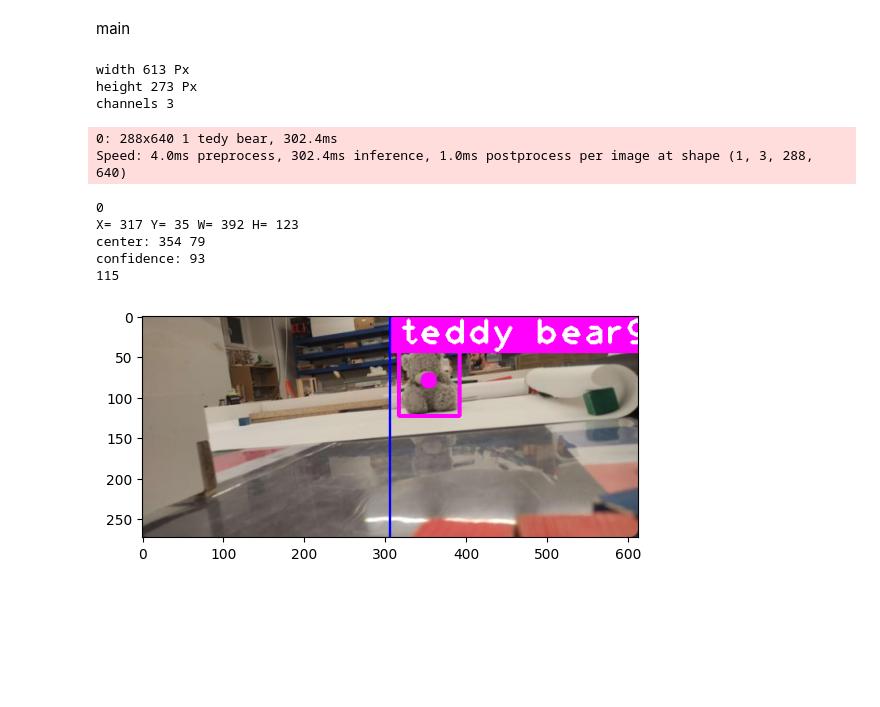
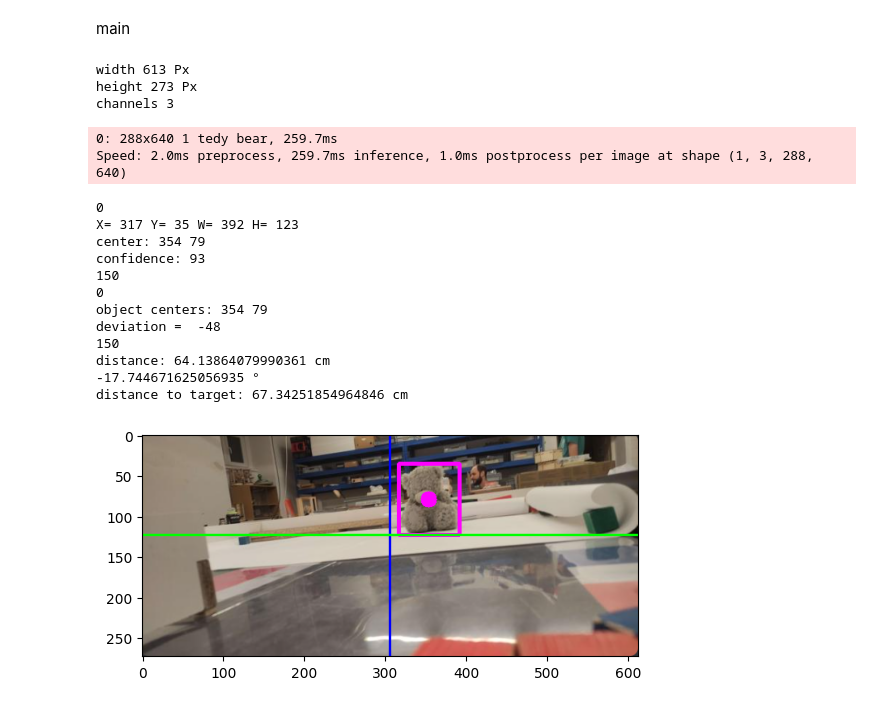
Before and after one commit to JakubSlof/Teddy-bear-detection, a Jupyter notebook: competition.ipynb, the cells around one changed output. Cells and saved outputs as stored; diff of their text form; code cells hidden in the pictures; blank space fills up the shorter version.

Commit message:
prida data processing

```diff
--- a/competition.ipynb
+++ b/competition.ipynb
@@ -84,19 +113,30 @@ loadings
 model = YOLO('bearbest.pt')#loads the model
 # %% [markdown]
 main
-# %%
-load_image_storage('test1.png')
-get_data(img,model)
-vizualize_image(img)
-# %% [output]
-width 613 Px
-height 273 Px
-channels 3
-0: 288x640 1 tedy bear, 302.4ms
-Speed: 4.0ms preprocess, 302.4ms inference, 1.0ms postprocess per image at shape (1, 3, 288, 640)
-0
-X= 317 Y= 35 W= 392 H= 123
-center: 354 79
-confidence: 93
-115
-[figure, removed]
+# %%
+LoadImageStorage('test1.png')
+UseModel(img,model)
+ProcesData()
+VizualizeImage(img)
+#print(objects_centers)
+#print(objects_ids)
+#print(distances)
+# %% [output]
+width 613 Px
+height 273 Px
+channels 3
+0: 288x640 1 tedy bear, 259.7ms
+Speed: 2.0ms preprocess, 259.7ms inference, 1.0ms postprocess per image at shape (1, 3, 288, 640)
+0
+X= 317 Y= 35 W= 392 H= 123
+center: 354 79
+confidence: 93
+150
+0
+object centers: 354 79
+deviation =  -48
+150
+distance: 64.13864079990361 cm
+-17.744671625056935 °
+distance to target: 67.34251854964846 cm
+[figure, added]
```
Also changed, not shown: parts of 2 cells of this notebook.
